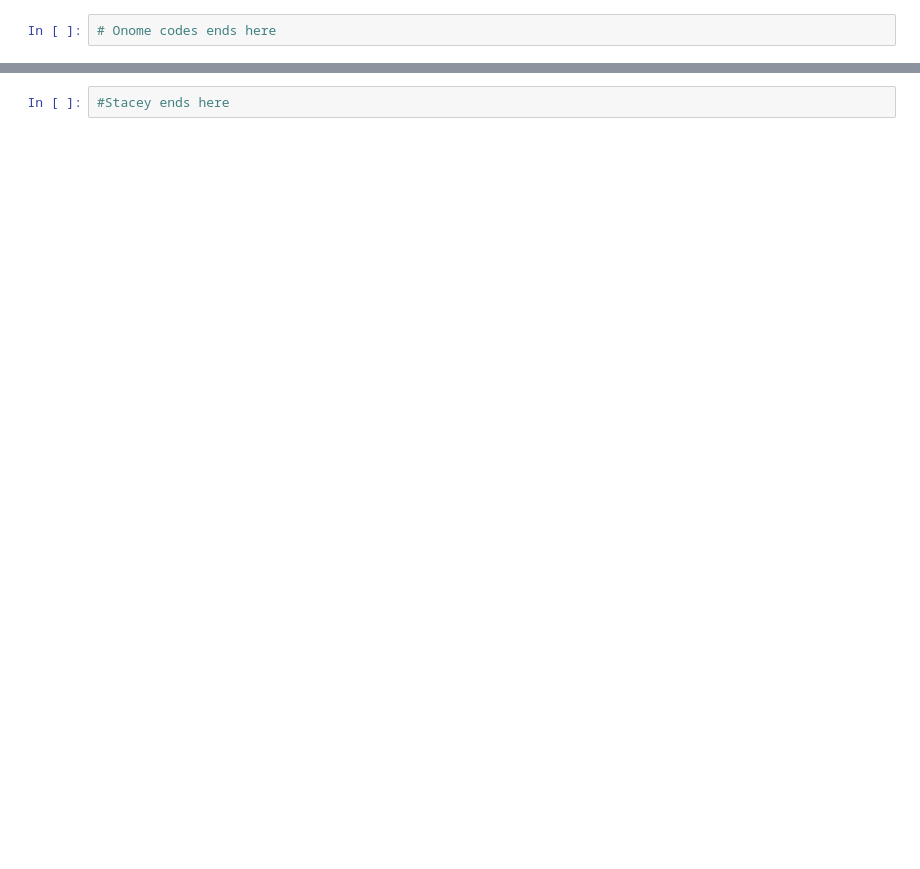
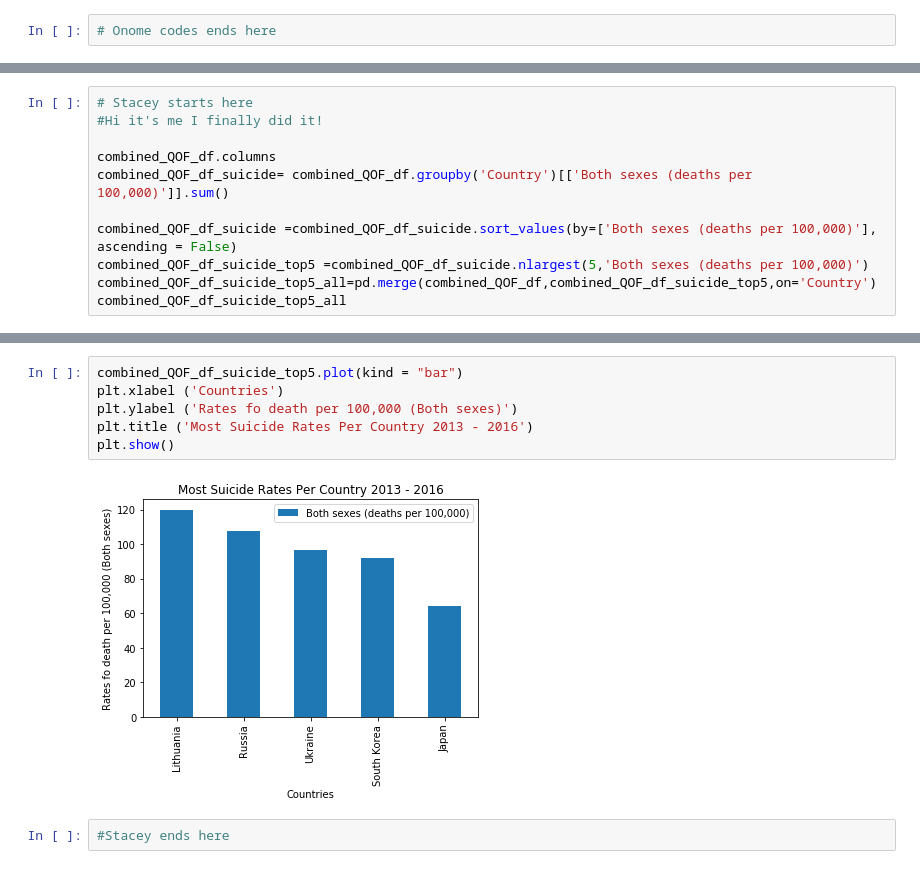
Before and after one commit to sruelle/project-one, a Jupyter notebook: Team Project one.ipynb, the cells around one changed output, grey strips where cells are left out. Drawn from its saved outputs; the diff is of its cells as text; blank space fills up the shorter version.

```diff
--- a/Team Project one.ipynb
+++ b/Team Project one.ipynb
@@ -245,0 +259,11 @@ combined_QOF_df
+# %%
+# Stacey starts here
+#Hi it's me I finally did it!
+
+combined_QOF_df.columns
+combined_QOF_df_suicide= combined_QOF_df.groupby('Country')[['Both sexes (deaths per 100,000)']].sum()
+
+combined_QOF_df_suicide =combined_QOF_df_suicide.sort_values(by=['Both sexes (deaths per 100,000)'], ascending = False)
+combined_QOF_df_suicide_top5 =combined_QOF_df_suicide.nlargest(5,'Both sexes (deaths per 100,000)')
+combined_QOF_df_suicide_top5_all=pd.merge(combined_QOF_df,combined_QOF_df_suicide_top5,on='Country')
+combined_QOF_df_suicide_top5_all
@@ -246,2 +288,10 @@ combined_QOF_df
+# %%
+combined_QOF_df_suicide_top5.plot(kind = "bar")
+plt.xlabel ('Countries')
+plt.ylabel ('Rates fo death per 100,000 (Both sexes)')
+plt.title ('Most Suicide Rates Per Country 2013 - 2016')
+plt.show()
+# %% [output]
+[figure, added]
 # %%
 #Stacey ends here
```
Also changed, not shown: parts of 6 cells of this notebook.
